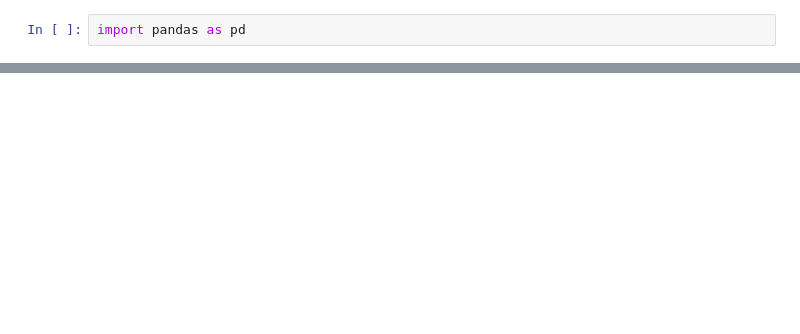
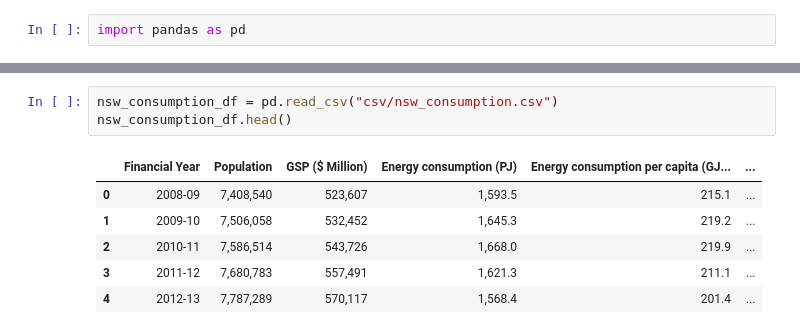
Before and after one commit to Lopokoiyit/PROJECT2-, a Jupyter notebook: data/data_cleaning.ipynb, the cells around one changed output, grey strips where cells are left out. Cells and saved outputs as stored; diff of their text form; blank space fills up the shorter version.

```diff
--- a/data/data_cleaning.ipynb
+++ b/data/data_cleaning.ipynb
@@ -31,4 +41,14 @@ nsw_df.head()
 | 2 | Natural gas | Non-Renewable | NSW | 2008-09 | 2,445.1 |
 | 3 | Oil products | Non-Renewable | NSW | 2008-09 | 24.7 |
 | 4 | Other a | Non-Renewable | NSW | 2008-09 | 336.6 |
+# %%
+nsw_consumption_df = pd.read_csv("csv/nsw_consumption.csv")
+nsw_consumption_df.head()
+# %% [output]
+|  | Financial Year | Population | GSP ($ Million) | Energy consumption (PJ) | Energy consumption per capita (GJ... | ... |
+| 0 | 2008-09 | 7,408,540 | 523,607 | 1,593.5 | 215.1 | ... |
+| 1 | 2009-10 | 7,506,058 | 532,452 | 1,645.3 | 219.2 | ... |
+| 2 | 2010-11 | 7,586,514 | 543,726 | 1,668.0 | 219.9 | ... |
+| 3 | 2011-12 | 7,680,783 | 557,491 | 1,621.3 | 211.1 | ... |
+| 4 | 2012-13 | 7,787,289 | 570,117 | 1,568.4 | 201.4 | ... |
 # %%
```
Also changed, not shown: parts of 13 cells of this notebook, 14 other files.
